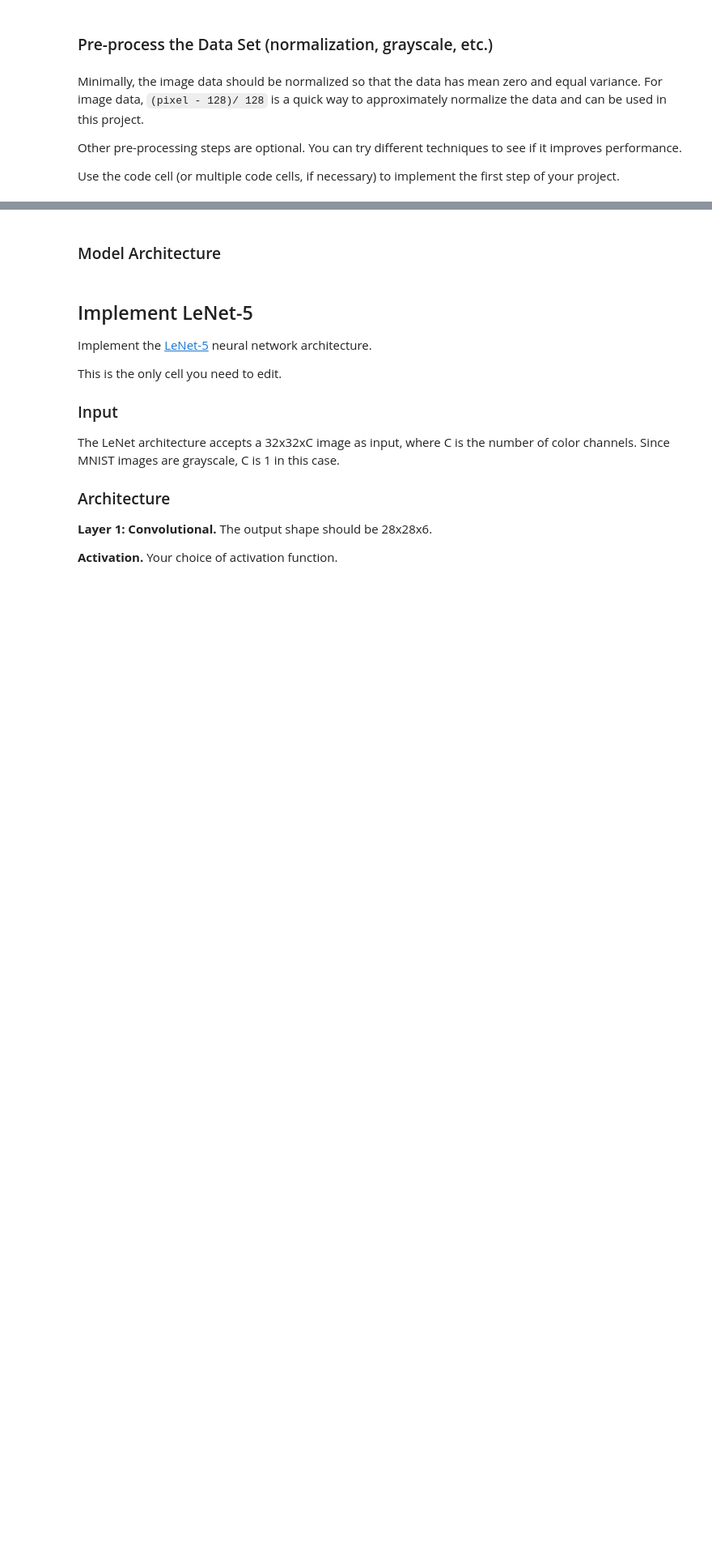
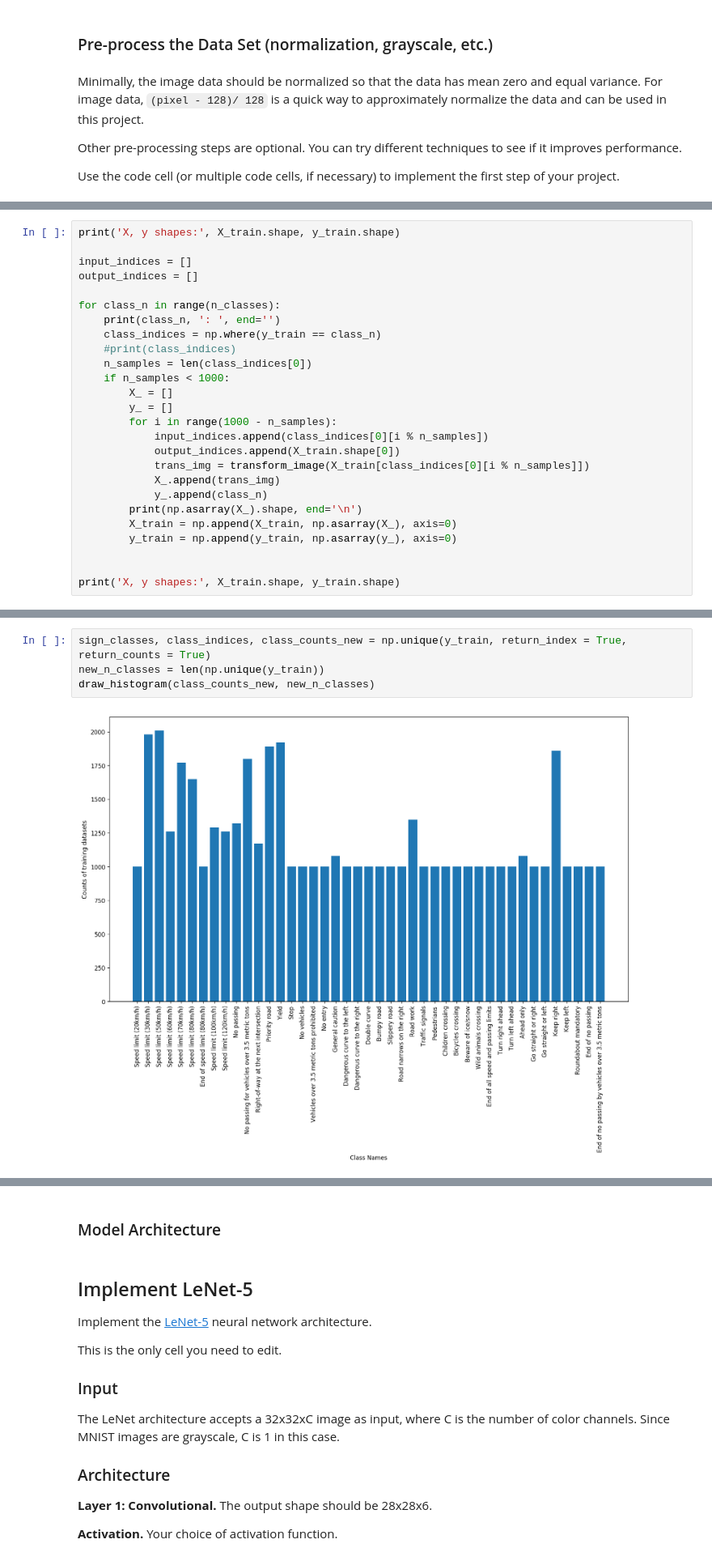
Before and after one commit to FutureKen/CarND-Traffic-Sign-Classifier-Project, a Jupyter notebook: Traffic_Sign_Classifier.ipynb, the cells around one changed output, grey strips where cells are left out. Shown at 81% size. Cells and saved outputs as stored; diff of their text form; blank space fills up the shorter version.

```diff
--- a/Traffic_Sign_Classifier.ipynb
+++ b/Traffic_Sign_Classifier.ipynb
@@ -282,0 +261,26 @@ NameError: name 'add_noise' is not defined
+# %%
+print('X, y shapes:', X_train.shape, y_train.shape)
+
+input_indices = []
+output_indices = []
+
+for class_n in range(n_classes):
+    print(class_n, ': ', end='')
+    class_indices = np.where(y_train == class_n)
+    #print(class_indices)
+    n_samples = len(class_indices[0])
+    if n_samples < 1000:
+        X_ = []
+        y_ = []
+        for i in range(1000 - n_samples):
+            input_indices.append(class_indices[0][i % n_samples])
+            output_indices.append(X_train.shape[0])
+            trans_img = transform_image(X_train[class_indices[0][i % n_samples]])
+            X_.append(trans_img)
+            y_.append(class_n)
+        print(np.asarray(X_).shape, end='\n')
+        X_train = np.append(X_train, np.asarray(X_), axis=0)
+        y_train = np.append(y_train, np.asarray(y_), axis=0)
+
+
+print('X, y shapes:', X_train.shape, y_train.shape)
@@ -282,0 +305,6 @@ NameError: name 'add_noise' is not defined
+# %%
+sign_classes, class_indices, class_counts_new = np.unique(y_train, return_index = True, return_counts = True)
+new_n_classes = len(np.unique(y_train))
+draw_histogram(class_counts_new, new_n_classes)
+# %% [output]
+[figure, added]
```
Also changed, not shown: parts of 13 cells of this notebook.
